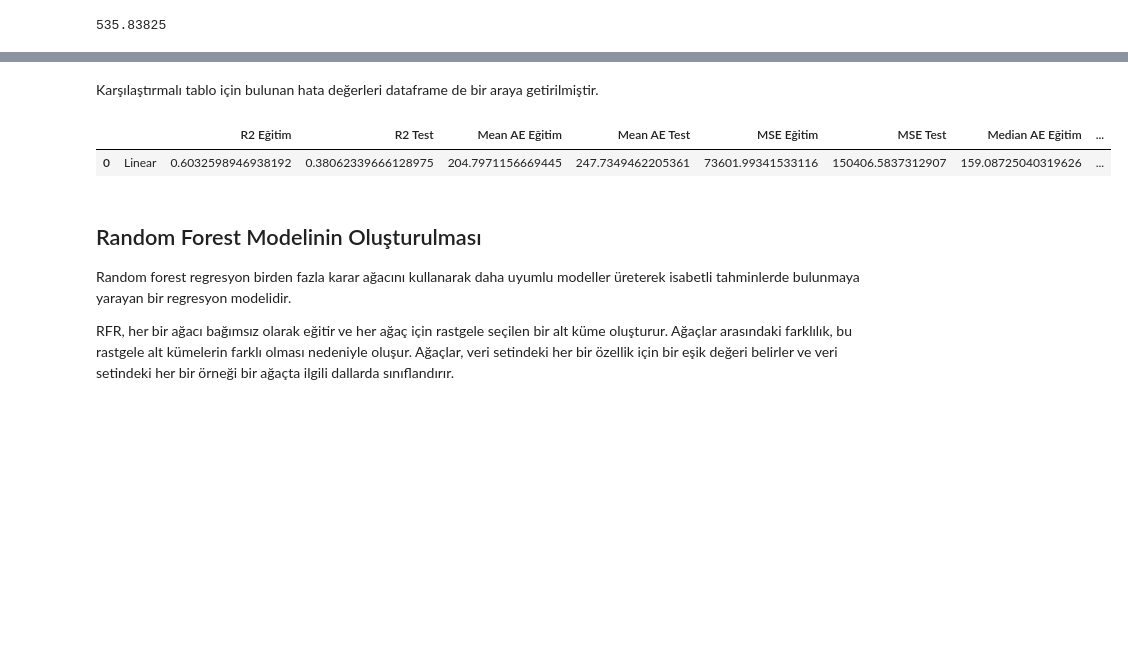
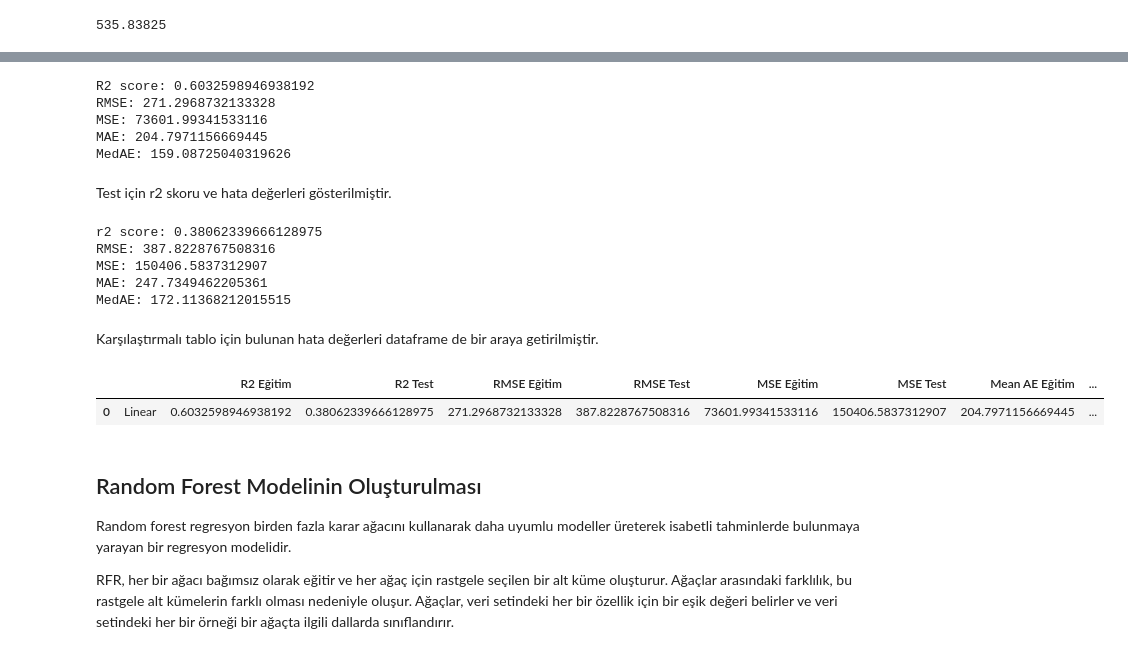
Before and after one commit to sonmez-hakan/master-machine-learning, a Jupyter notebook: assignments/Assignment3/Regression.ipynb, the cells around one changed output, grey strips where cells are left out. Drawn from its saved outputs; the diff is of its cells as text; code cells hidden in the pictures; blank space fills up the shorter version.

```diff
--- a/assignments/Assignment3/Regression.ipynb
+++ b/assignments/Assignment3/Regression.ipynb
@@ -15,6 +15,8 @@ from sklearn.decomposition import PCA
 from sklearn.preprocessing import LabelEncoder, scale, StandardScaler
 from sklearn.model_selection import train_test_split, cross_val_score
 from sklearn.metrics import explained_variance_score, mean_absolute_error, mean_squared_error, median_absolute_error, r2_score
+
+pd.set_option("display.precision", 4)
 # %%
 dataset = pd.read_csv('/content/drive/MyDrive/Colab Notebooks/MachineLearning/Assignment3/Dataset/Hitters.csv');
 dataset.head()
@@ -277,3 +286,14 @@ X_test = scaler.transform(X_test)
+# %%
+def get_row_of_compare(name, y_train, y_train_pred, y_test, y_test_pred):
+  row = np.array([
+      name,
+      r2_score(y_train, y_train_pred), r2_score(y_test, y_test_pred),
+      np.sqrt(mean_squared_error(y_train, y_train_pred)), np.sqrt(mean_squared_error(y_test, y_test_pred)),
+      mean_squared_error(y_train, y_train_pred), mean_squared_error(y_test, y_test_pred),
+      mean_absolute_error(y_train, y_train_pred), mean_absolute_error(y_test, y_test_pred),
+      median_absolute_error(y_train, y_train_pred), median_absolute_error(y_test, y_test_pred)
+  ])
+  return row
 # %% [markdown]
 ## Linear Regresyon Modelinin Oluşturulması
 
@@ -323,2 +323,20 @@ print(median_absolute_error(y_test, y_test_pred))
+# %%
+show_metrics(y_train, y_train_pred)
+# %% [output]
+R2 score: 0.6032598946938192
+RMSE: 271.2968732133328
+MSE: 73601.99341533116
+MAE: 204.7971156669445
+MedAE: 159.08725040319626
+# %% [markdown]
+Test için r2 skoru ve hata değerleri gösterilmiştir.
+# %%
+show_metrics(y_test, y_test_pred)
+# %% [output]
+r2 score: 0.38062339666128975
+RMSE: 387.8228767508316
+MSE: 150406.5837312907
+MAE: 247.7349462205361
+MedAE: 172.11368212015515
 # %% [markdown]
 Karşılaştırmalı tablo için bulunan hata değerleri dataframe de bir araya getirilmiştir.
@@ -335,10 +343,10 @@ def get_row_of_compare(name, y_train, y_train_pred, y_test, y_test_pred):
 # %%
 row = get_row_of_compare('Linear', y_train, y_train_pred, y_test, y_test_pred)
-compare = pd.DataFrame(data=[row], columns=['', 'R2 Eğitim', 'R2 Test', 'Mean AE Eğitim', 'Mean AE Test', 'MSE Eğitim', 'MSE Test', 'Median AE Eğitim', 'Median AE Test'])
+compare = pd.DataFrame(data=[row], columns=['', 'R2 Eğitim', 'R2 Test', 'RMSE Eğitim', 'RMSE Test', 'MSE Eğitim', 'MSE Test', 'Mean AE Eğitim', 'Mean AE Test', 'Median AE Eğitim', 'Median AE Test'])
 compare.head()
 # %% [output]
-|  |  | R2 Eğitim | R2 Test | Mean AE Eğitim | Mean AE Test | MSE Eğitim | MSE Test | Median AE Eğitim | ... |
-| 0 | Linear | 0.6032598946938192 | 0.38062339666128975 | 204.7971156669445 | 247.7349462205361 | 73601.99341533116 | 150406.5837312907 | 159.08725040319626 | ... |
+|  |  | R2 Eğitim | R2 Test | RMSE Eğitim | RMSE Test | MSE Eğitim | MSE Test | Mean AE Eğitim | ... |
+| 0 | Linear | 0.6032598946938192 | 0.38062339666128975 | 271.2968732133328 | 387.8228767508316 | 73601.99341533116 | 150406.5837312907 | 204.7971156669445 | ... |
 # %% [markdown]
 ## Random Forest Modelinin Oluşturulması
 
```
Also changed, not shown: parts of 29 cells of this notebook.
